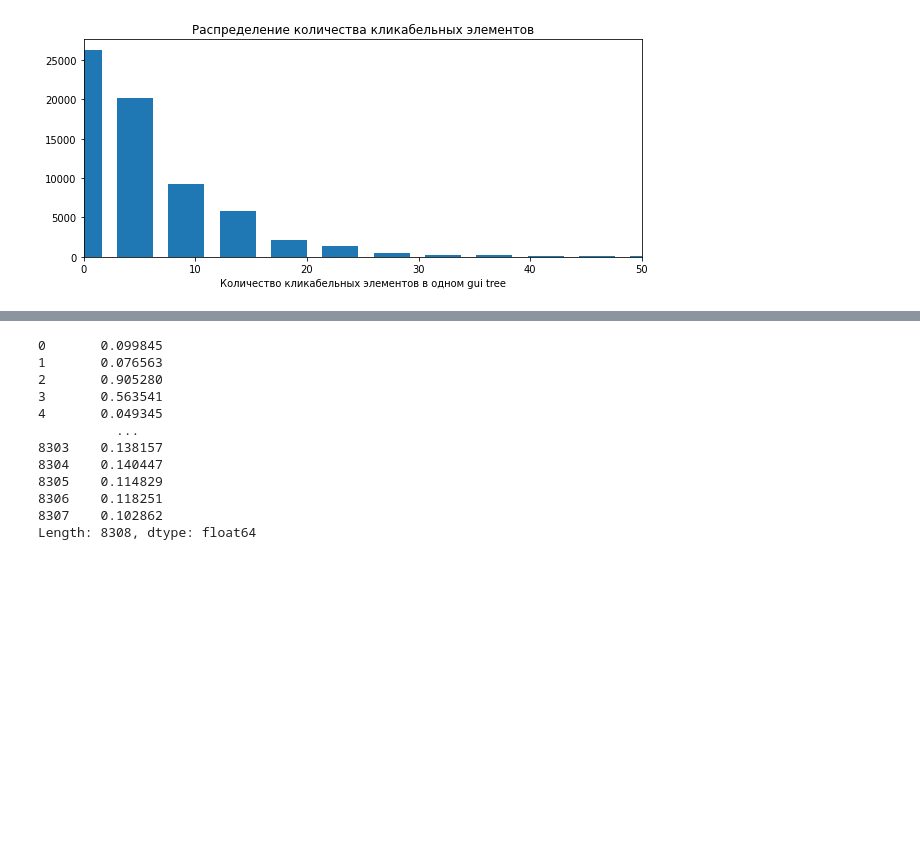
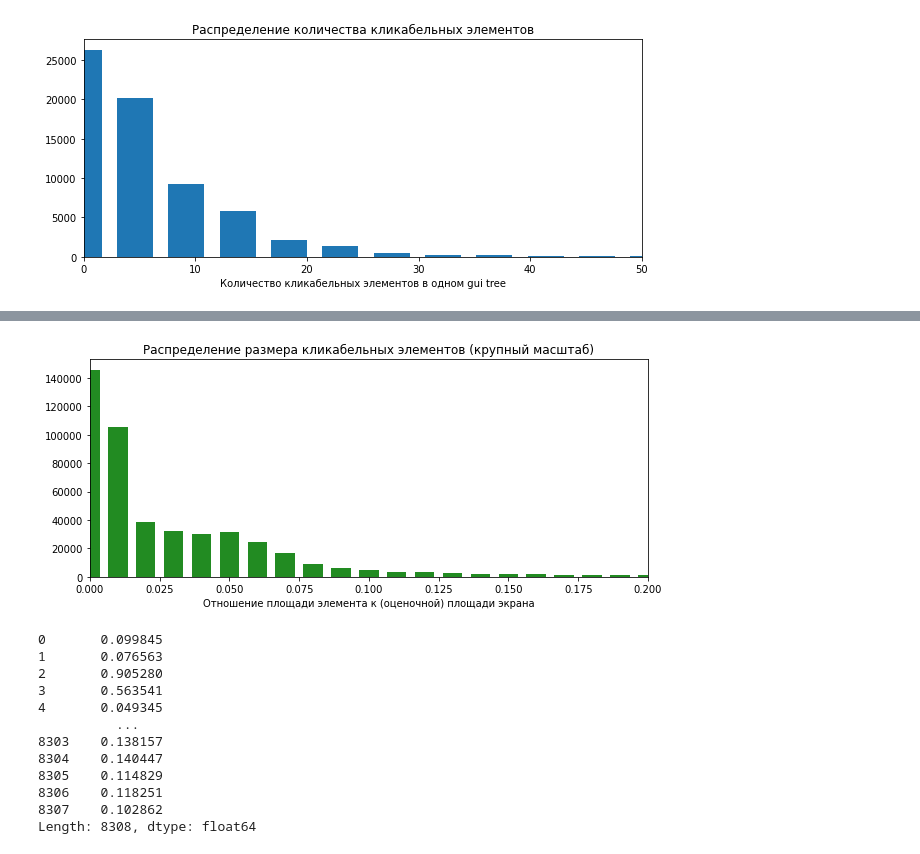
Before and after one commit to m-danya/sp-practice, a Jupyter notebook: research/research.ipynb, the cells around one changed output, grey strips where cells are left out. Drawn from its saved outputs; the diff is of its cells as text; code cells hidden in the pictures; blank space fills up the shorter version.

```diff
--- a/research/research.ipynb
+++ b/research/research.ipynb
@@ -54,3 +55,12 @@ p.figure.savefig('3.jpg')
+# %%
+p = clickable_areas.plot(kind='hist', figsize=(10, 4),rwidth=0.7, align='left', color='#228B22', xlim=(0, 0.2), bins=100)
+
+p.set_title('Распределение размера кликабельных элементов (крупный масштаб)')
+p.set_xlabel('Отношение площади элемента к (оценочной) площади экрана')
+p.set_ylabel('');
+p.figure.savefig('4.jpg')
+# %% [output]
+[figure, added]
 # %%
 clickable_areas
 # %% [output]
```
Also changed, not shown: parts of 3 cells of this notebook.
